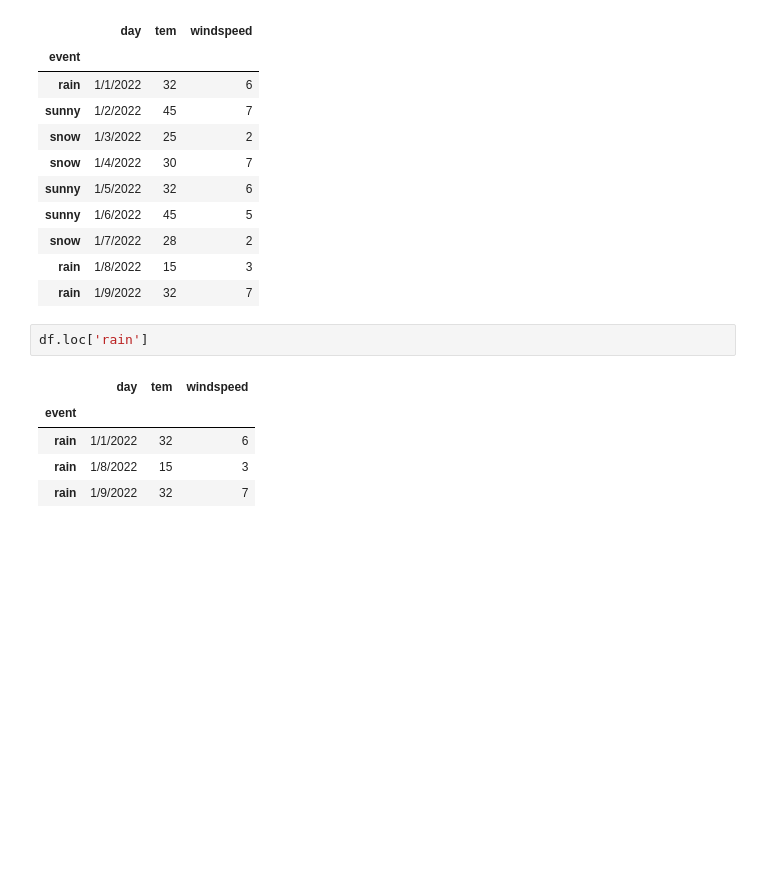
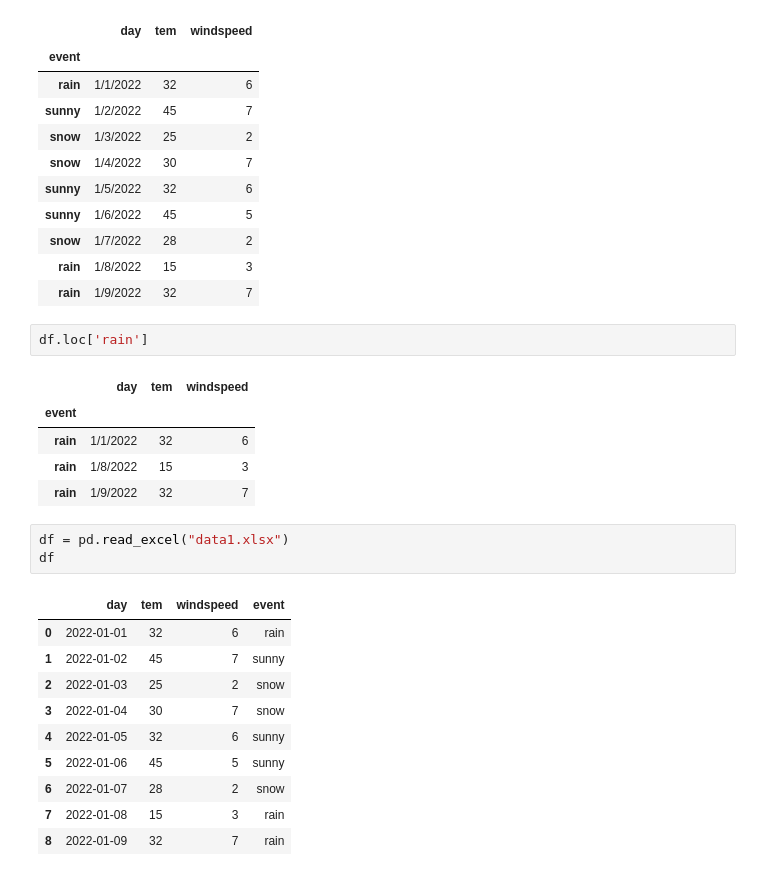
Before and after one commit to rifatabrarjowad/pythonMaster, a Jupyter notebook: day_05/data.ipynb, the cells around one changed output. Cells and saved outputs as stored; diff of their text form; blank space fills up the shorter version.

Commit message:
excel file install

```diff
--- a/day_05/data.ipynb
+++ b/day_05/data.ipynb
@@ -258,3 +258,17 @@ df.loc['rain']
 | rain | 1/1/2022 | 32 | 6 |
 | rain | 1/8/2022 | 15 | 3 |
 | rain | 1/9/2022 | 32 | 7 |
+# %%
+df = pd.read_excel("data1.xlsx")
+df
+# %% [output]
+|  | day | tem | windspeed | event |
+| 0 | 2022-01-01 | 32 | 6 | rain |
+| 1 | 2022-01-02 | 45 | 7 | sunny |
+| 2 | 2022-01-03 | 25 | 2 | snow |
+| 3 | 2022-01-04 | 30 | 7 | snow |
+| 4 | 2022-01-05 | 32 | 6 | sunny |
+| 5 | 2022-01-06 | 45 | 5 | sunny |
+| 6 | 2022-01-07 | 28 | 2 | snow |
+| 7 | 2022-01-08 | 15 | 3 | rain |
+| 8 | 2022-01-09 | 32 | 7 | rain |
```
